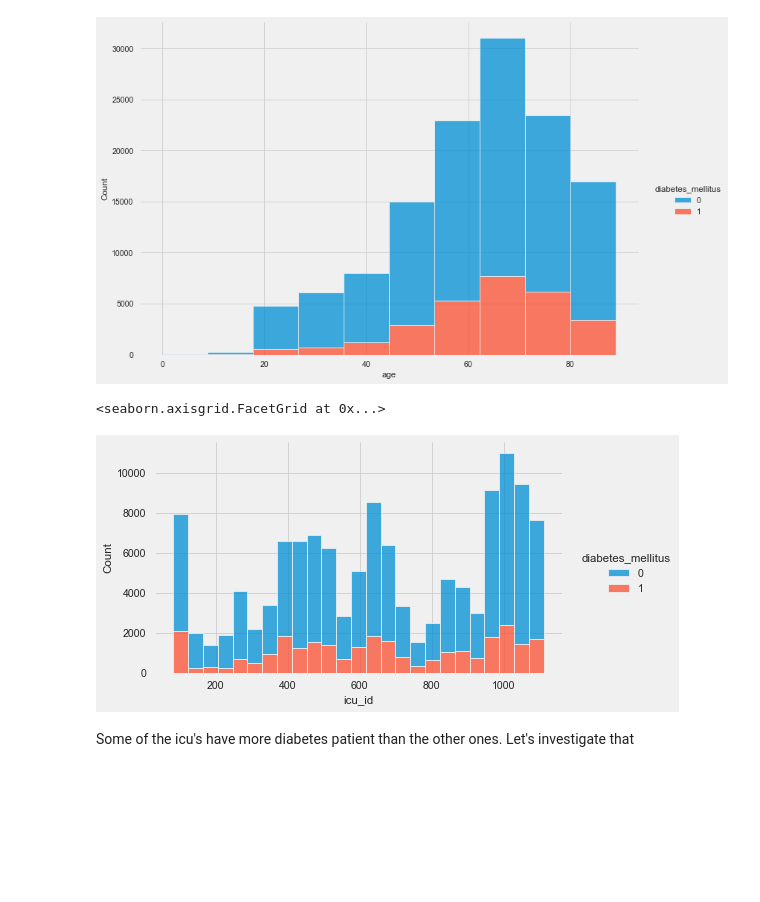
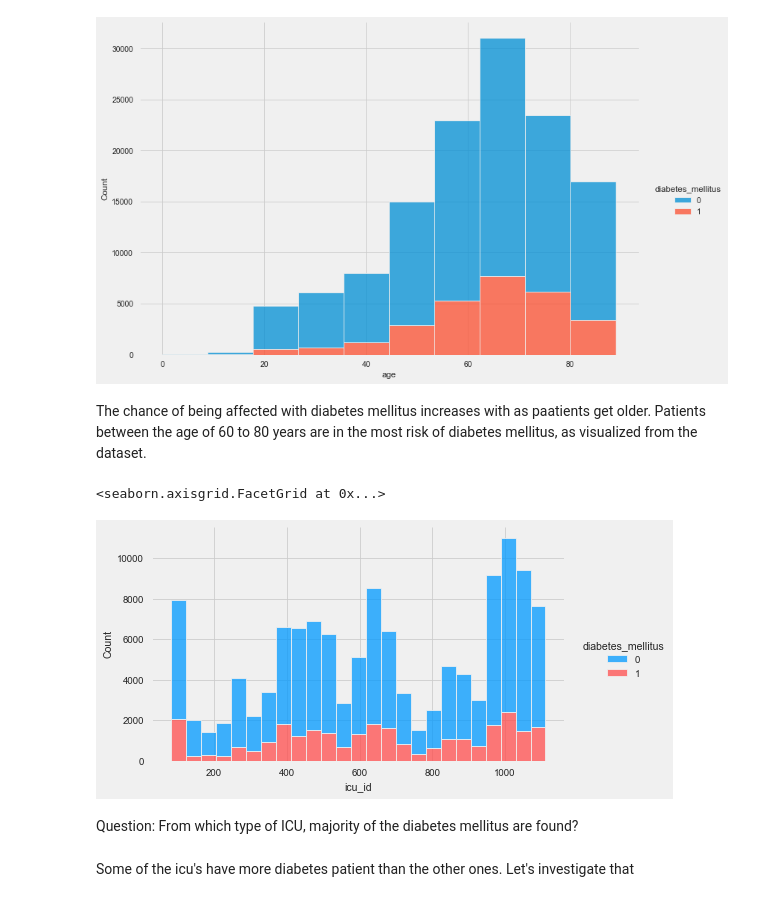
Before and after one commit to sifatnabil/diabetes_mellitus_detection_experiment, a Jupyter notebook: notebooks/Diagnostic_Analysis.ipynb, the cells around one changed output. Saved outputs shown, nothing was run; the diff lists cells and outputs as text; code cells hidden in the pictures; blank space fills up the shorter version.

```diff
--- a/notebooks/Diagnostic_Analysis.ipynb
+++ b/notebooks/Diagnostic_Analysis.ipynb
@@ -134,11 +170,15 @@ plt.show();
 # %% [output]
 <Figure size 1440x1440 with 0 Axes>
 [figure]
+# %% [markdown]
+The chance of being affected with diabetes mellitus increases with as paatients get older. Patients between the age of 60 to 80 years are in the most risk of diabetes mellitus, as visualized from the dataset.
 # %%
-sns.displot(data = train_df, kind = 'hist', x = 'icu_id', hue = 'diabetes_mellitus', multiple = 'stack',bins=25,height = 4, aspect = 1.7)
+# sns.displot(data = train_df, kind = 'hist', x = 'icu_id', hue = 'diabetes_mellitus', multiple = 'stack',bins=25,height = 4, aspect = 1.7)
 # %% [output]
 <seaborn.axisgrid.FacetGrid at 0x...>
-[figure, old version]
+[figure, new version]
+# %% [markdown]
+Question: From which type of ICU, majority of the diabetes mellitus are found?
 # %% [markdown]
 Some of the icu's have more diabetes patient than the other ones. Let's investigate that
 # %%
```
Also changed, not shown: parts of 29 cells of this notebook.
